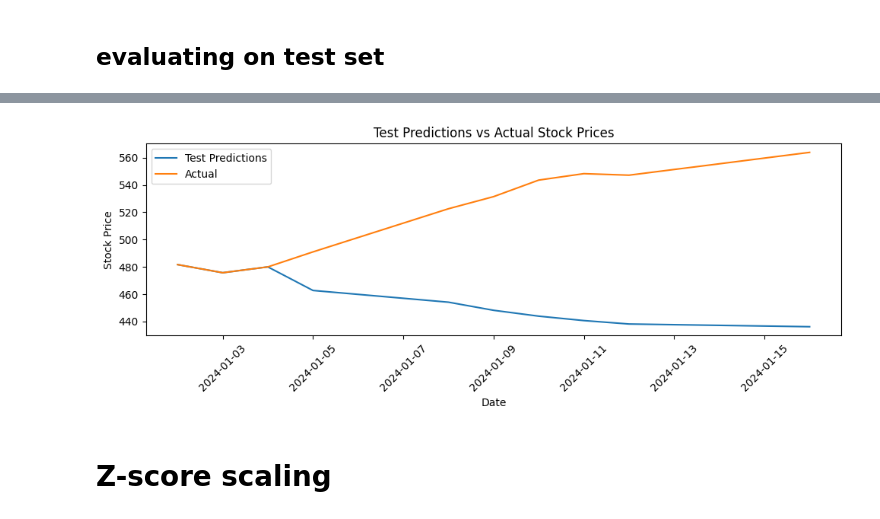
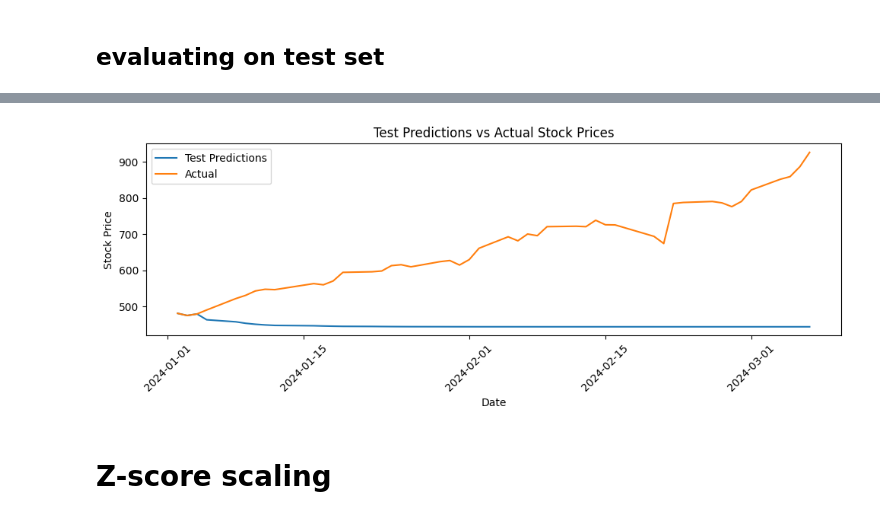
Before and after one commit to GustavLundberg1/LSTM-Neural-Network-for-Stock-Market-prediciton, a Jupyter notebook: main.ipynb, the cells around one changed output, grey strips where cells are left out. Saved outputs shown, nothing was run; the diff lists cells and outputs as text; code cells hidden in the pictures.

```diff
--- a/main.ipynb
+++ b/main.ipynb
@@ -37,5 +37,21 @@ test_df.drop(columns=['Open', 'High', 'Low', 'Adj Close', 'Volume'], inplace=Tru
 test_df['Date'] = pd.to_datetime(test_df['Date'])
 test_df = test_df[['Date', 'Close']]
 test_df.index = test_df.pop('Date')
+# %%
+def initialize_dataframes(file_path):
+    df = pd.read_csv(file_path)
+    df.drop(columns=['Open', 'High', 'Low', 'Adj Close', 'Volume'], inplace=True)
+    df['Date'] = pd.to_datetime(df['Date'])
+    df = df[['Date', 'Close']]
+    df.index = df.pop('Date')
+    return df
+
+def init_dfs():
+    df_all = initialize_dataframes('NVDA.csv')
+    train_df = initialize_dataframes('NVDA_train.csv')
+    test_df = initialize_dataframes('NVDA_test.csv')
+    return df_all, train_df, test_df
+
+df_all, train_df, test_df = init_dfs()
 # %%
 plt.figure(figsize=(10, 6))
@@ -116,6 +118,8 @@ def prepare_dataset_for_lstm(windowed_dataframe):
 # LSTM Baseline
 # %% [markdown]
 ## preprocessing
+# %%
+df_all, train_df, test_df = init_dfs()
 # %%
 windowed_df = generate_windowed_dataset(train_df, '2023-01-05', '2023-12-29', ['Close'], 'Close', 3)
 dates, X, y = prepare_dataset_for_lstm(windowed_df)
@@ -205,34 +211,32 @@ plt.legend(['Validation Predictions', 'Validation Observations'])
 ## evaluating on test set
 # %%
 model = load_model('trained_models/baseline.keras')
-windowed_test_df = generate_windowed_dataset(test_df, '2024-01-05', '2024-01-15', ['Close'], 'Close', 3)
-dates_test, X_test, y_test = prepare_dataset_for_lstm(windowed_test_df)
 
-
-loss, mae = model.evaluate(X_test, y_test)
-print(f'Test Loss: {loss}')
-print(f'Test Mean Absolute Error: {mae}')
-
-n = 10
+n = 46
 s = 0
 
 values = test_df[['Close']].iloc[s:s+3].to_numpy().flatten().tolist()
 dates = test_df.iloc[s:s+n].index.to_list()
 
-print(values)
-
-
 measures = deque(values, maxlen=3)
 measures_list = list(measures)
-
-print(measures)
-print(measures_list)
 
 for date in range(n-3):
     x = np.array(measures, dtype=float).reshape((1,3,1))
     pred_measure = model.predict(x).flatten()[0]
     measures.append(pred_measure)
     values.append(pred_measure)
+
+
+actual_values = test_df[['Close']].iloc[s:s+n].to_numpy().flatten().tolist()
+
+mae_test = mean_absolute_error(actual_values, values)
+mse_test = mean_squared_error(actual_values, values)
+rmse_test = np.sqrt(mse_test)
+
+print(f'Test MAE: {mae_test}')
+print(f'Test MSE: {mse_test}')
+print(f'Test RMSE: {rmse_test}')
 
 
 plt.figure(figsize=(10, 4))
@@ -263,3 +271,3 @@ deque([481.679993, 475.690002, 479.980011], maxlen=3)
-[figure, old version]
+[figure, new version]
 # %% [markdown]
 # Z-score scaling
```
Also changed, not shown: parts of 19 cells of this notebook, 2 other files.
